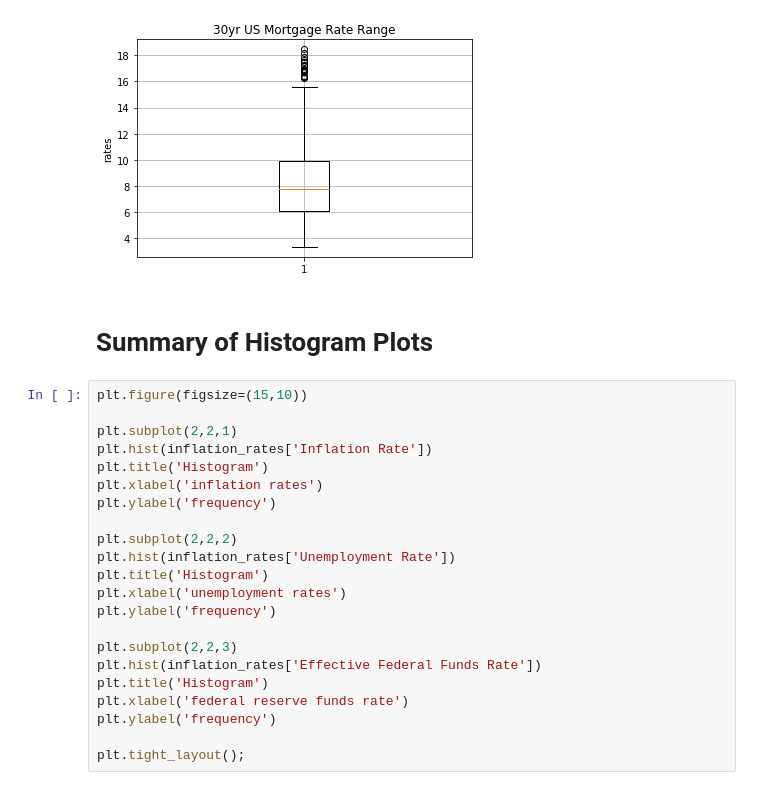
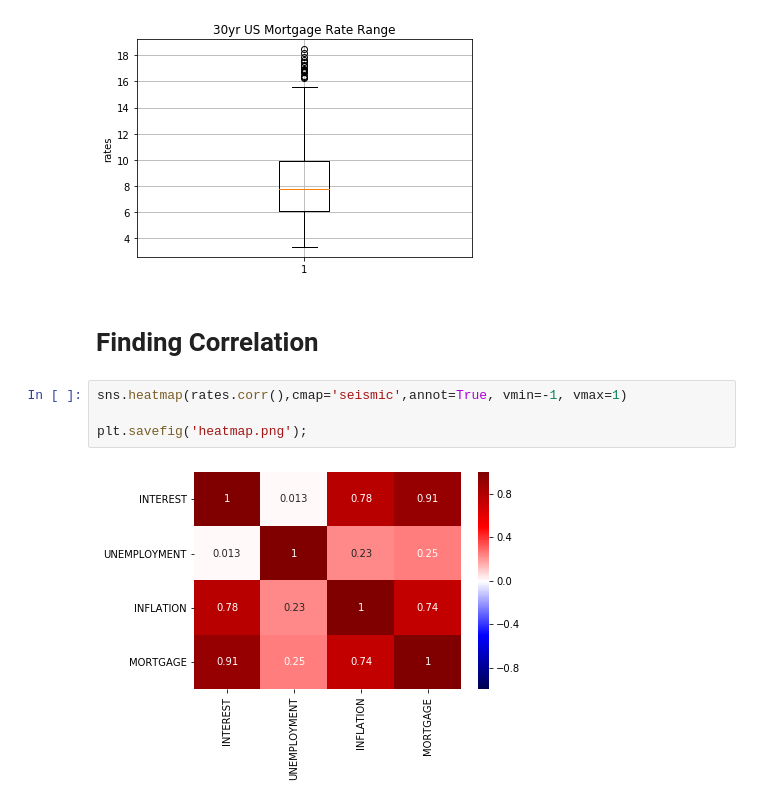
Before and after one commit to cnarrieta18/Thinkful, a Jupyter notebook: Capstone_1/data_visualization.ipynb, the cells around one changed output. Cells and saved outputs as stored; diff of their text form.

```diff
--- a/Capstone_1/data_visualization.ipynb
+++ b/Capstone_1/data_visualization.ipynb
@@ -362,27 +366,11 @@ plt.ylabel('rates')
 plt.grid();
 # %% [output]
 [figure]
-# %% [markdown]
-# Summary of Histogram Plots
-# %%
-plt.figure(figsize=(15,10))
-
-plt.subplot(2,2,1)
-plt.hist(inflation_rates['Inflation Rate'])
-plt.title('Histogram')
-plt.xlabel('inflation rates')
-plt.ylabel('frequency')
-
-plt.subplot(2,2,2)
-plt.hist(inflation_rates['Unemployment Rate'])
-plt.title('Histogram')
-plt.xlabel('unemployment rates')
-plt.ylabel('frequency')
-
-plt.subplot(2,2,3)
-plt.hist(inflation_rates['Effective Federal Funds Rate'])
-plt.title('Histogram')
-plt.xlabel('federal reserve funds rate')
-plt.ylabel('frequency')
-
-plt.tight_layout();
+# %% [markdown]
+# Finding Correlation
+# %%
+sns.heatmap(rates.corr(),cmap='seismic',annot=True, vmin=-1, vmax=1)
+
+plt.savefig('heatmap.png');
+# %% [output]
+[figure, added]
```
Also changed, not shown: parts of 19 cells of this notebook, 12 other files.
